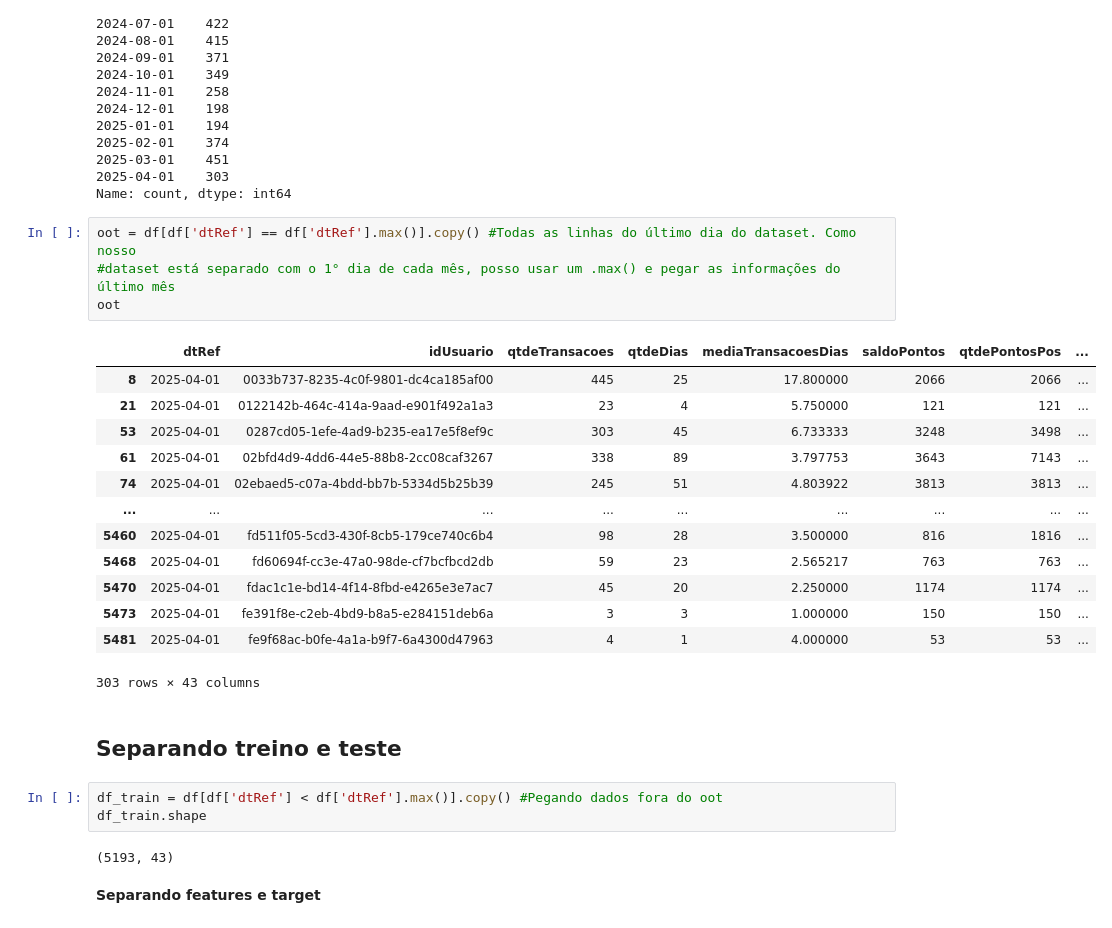
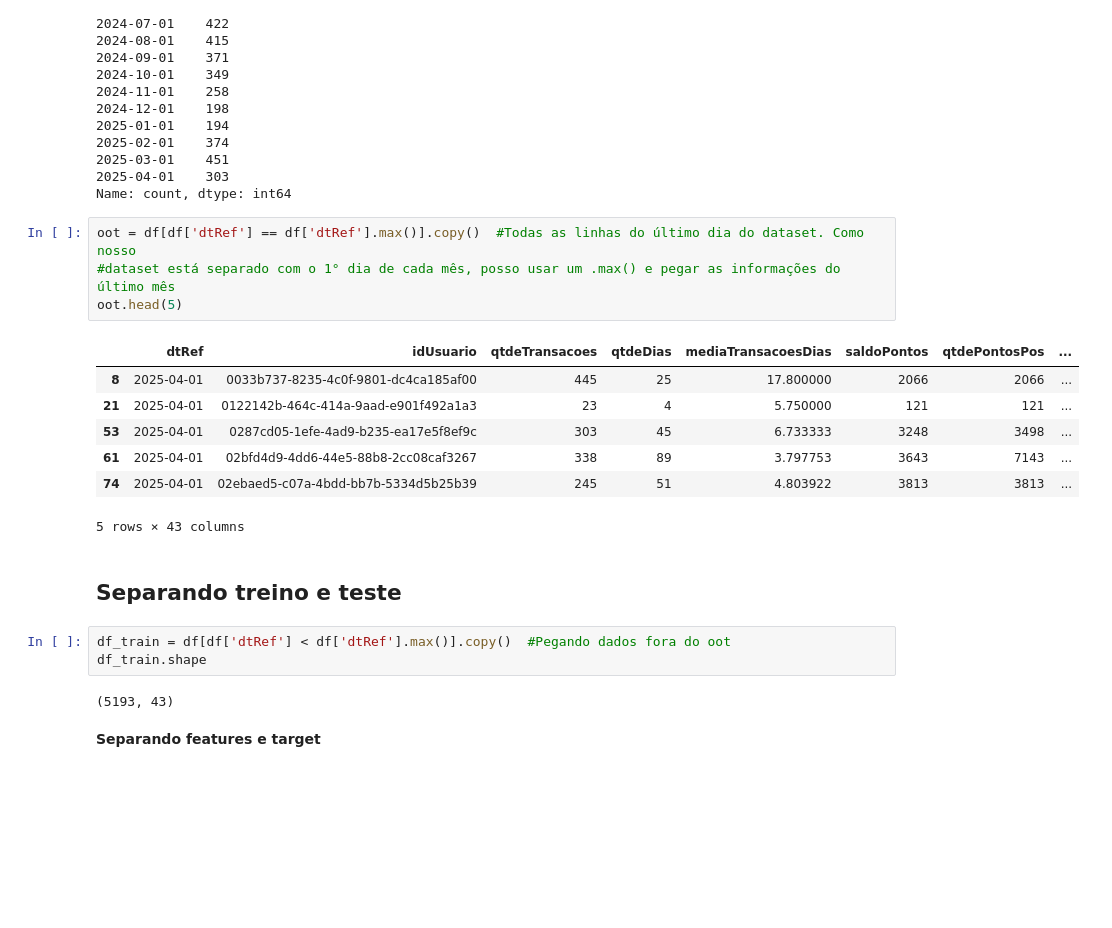
Before and after one commit to Gabrielvitorf6/churn_predict_project, a Jupyter notebook: train.ipynb, the cells around one changed output. Drawn from its saved outputs; the diff is of its cells as text; blank space fills up the shorter version.

```diff
--- a/train.ipynb
+++ b/train.ipynb
@@ -75,28 +76,22 @@ dtRef
 2025-04-01    303
 Name: count, dtype: int64
 # %%
-oot = df[df['dtRef'] == df['dtRef'].max()].copy() #Todas as linhas do último dia do dataset. Como nosso
+oot = df[df['dtRef'] == df['dtRef'].max()].copy()  #Todas as linhas do último dia do dataset. Como nosso
 #dataset está separado com o 1° dia de cada mês, posso usar um .max() e pegar as informações do último mês
-oot
+oot.head(5)
 # %% [output]
 |  | dtRef | idUsuario | qtdeTransacoes | qtdeDias | mediaTransacoesDias | saldoPontos | qtdePontosPos | ... |
 | 8 | 2025-04-01 | 0033b737-8235-4c0f-9801-dc4ca185af00 | 445 | 25 | 17.800000 | 2066 | 2066 | ... |
 | 21 | 2025-04-01 | 0122142b-464c-414a-9aad-e901f492a1a3 | 23 | 4 | 5.750000 | 121 | 121 | ... |
 | 53 | 2025-04-01 | 0287cd05-1efe-4ad9-b235-ea17e5f8ef9c | 303 | 45 | 6.733333 | 3248 | 3498 | ... |
 | 61 | 2025-04-01 | 02bfd4d9-4dd6-44e5-88b8-2cc08caf3267 | 338 | 89 | 3.797753 | 3643 | 7143 | ... |
 | 74 | 2025-04-01 | 02ebaed5-c07a-4bdd-bb7b-5334d5b25b39 | 245 | 51 | 4.803922 | 3813 | 3813 | ... |
-| ... | ... | ... | ... | ... | ... | ... | ... | ... |
-| 5460 | 2025-04-01 | fd511f05-5cd3-430f-8cb5-179ce740c6b4 | 98 | 28 | 3.500000 | 816 | 1816 | ... |
-| 5468 | 2025-04-01 | fd60694f-cc3e-47a0-98de-cf7bcfbcd2db | 59 | 23 | 2.565217 | 763 | 763 | ... |
-| 5470 | 2025-04-01 | fdac1c1e-bd14-4f14-8fbd-e4265e3e7ac7 | 45 | 20 | 2.250000 | 1174 | 1174 | ... |
-| 5473 | 2025-04-01 | fe391f8e-c2eb-4bd9-b8a5-e284151deb6a | 3 | 3 | 1.000000 | 150 | 150 | ... |
-| 5481 | 2025-04-01 | fe9f68ac-b0fe-4a1a-b9f7-6a4300d47963 | 4 | 1 | 4.000000 | 53 | 53 | ... |
-303 rows × 43 columns
+5 rows × 43 columns
 # %% [markdown]
 **Separando treino e teste**
 --------
 # %%
-df_train = df[df['dtRef'] < df['dtRef'].max()].copy() #Pegando dados fora do oot
+df_train = df[df['dtRef'] < df['dtRef'].max()].copy()  #Pegando dados fora do oot
 df_train.shape
 # %% [output]
 (5193, 43)
```
Also changed, not shown: parts of 29 cells of this notebook.
